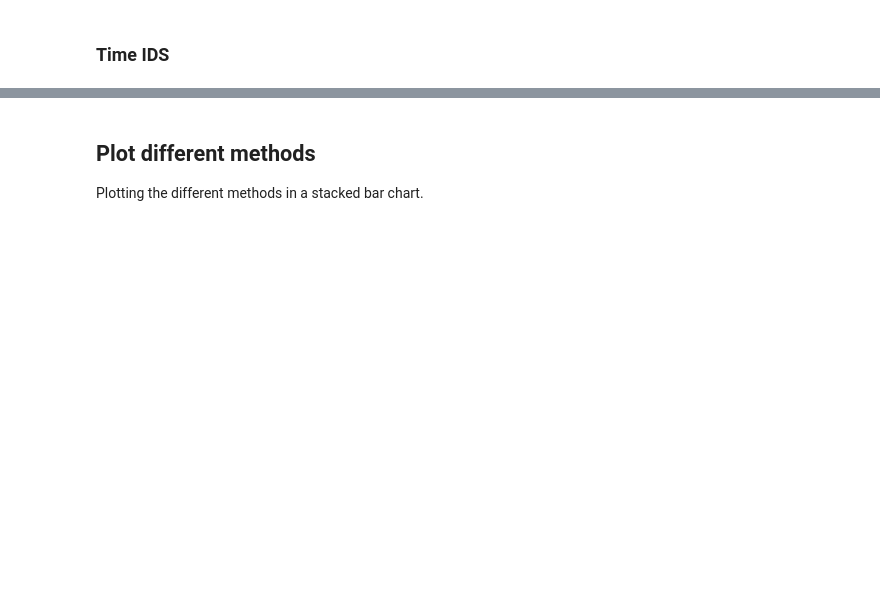
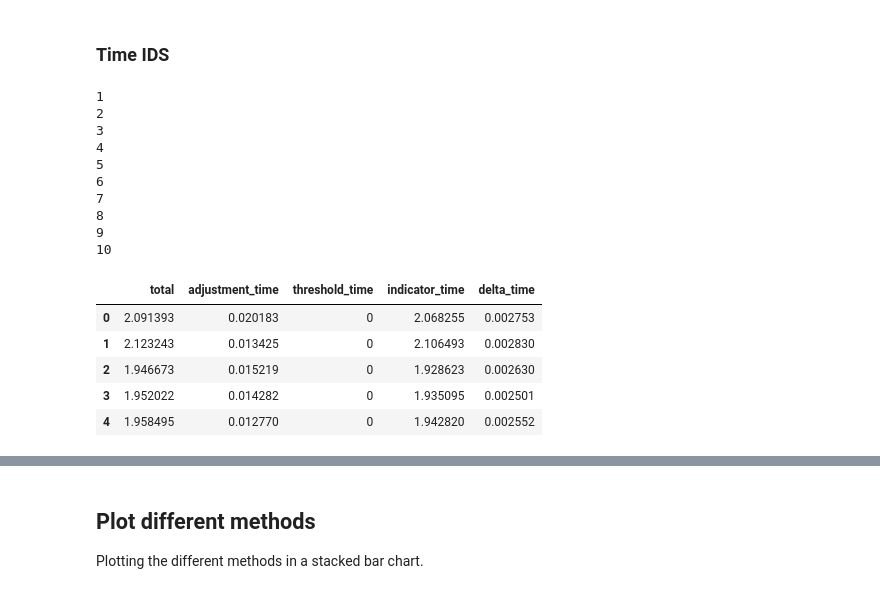
Before and after one commit to Lobelia-Earth/xids, a Jupyter notebook: notebooks/benchmark.ipynb, the cells around one changed output, grey strips where cells are left out. Saved outputs shown, nothing was run; the diff lists cells and outputs as text; code cells hidden in the pictures; blank space fills up the shorter version.

```diff
--- a/notebooks/benchmark.ipynb
+++ b/notebooks/benchmark.ipynb
@@ -238,8 +326,28 @@ qdm_df.to_csv(save_path / "qdm_dtx30_single.csv", index=False)
 ## ISIMIP bias adjustment
 Implement and time indicator computation with ISIMIP bias adjustment.
 # %%
+def correct_units(ref, hist, fut, units):
+    kwargs = {'context':'hydro'} if ref.name=='pr' else {}
+    ref = convert_units_to(ref, units, **kwargs)
+    hist = convert_units_to(hist, units, **kwargs)
+    fut = convert_units_to(fut, units, **kwargs)
+    return ref, hist, fut
+
+def ensure_units(ref, hist, fut):
+    if 'tas' in ref.name:
+        return correct_units(ref, hist, fut, 'K')
+    if ref.name=='pr':
+        return correct_units(ref, hist, fut, 'kg m-2 s-1')
+    if ref.name=='sfcWind':
+        return correct_units(ref, hist, fut, 'm s-1')
+    if ref.name=='hurs':
+        return correct_units(ref, hist, fut, '%')
+    print(ref.name, 'units not defined')
+    return ref, hist, fut
 def isimimp_adjust(ref, hist, fut):
-    isimip_tasmax = ISIMIP.from_variable("tas")
+    isimip_tasmax = ISIMIP.from_variable("tas" if 'tas' in ref.name else ref.name)
+    ref, hist, fut = ensure_units(ref, hist, fut)
+
     isimip_order = ["time", "longitude", "latitude"]
     ref_values = ref.transpose(*isimip_order).values
     hist_values = (
@@ -279,6 +387,7 @@ def compute_with_isimip(config):
 
                 fut_adj = []
                 for period in config["periods"]:
+
                     fut_adj.append(
                         isimimp_adjust(ref, hist, fut.sel(time=slice(*period)))
                         .expand_dims(period=[f"{period[0]}-{period[1]}"])
@@ -290,11 +399,8 @@ def compute_with_isimip(config):
     adj_time = adj_end - adj_start
 
     indicator_start = perf_counter()
-
-    for model in config["models"]:
-        ind_hist = config["indicator_func"](**adjusted["historical"][model])
-        for scenario in config["scenarios"]:
-            ind_fut = config["indicator_func"](**adjusted[scenario][model])
+    for ind_conf in config['indicators']:
+        ind_hist, ind_fut = compute_indicator(adjusted,ind_conf, config['models'], config['scenarios'])
 
     indicator_end = perf_counter()
 
@@ -306,7 +412,7 @@ data = []
 for i in range(1, 11):
     print(i)
     total_start = perf_counter()
-    adj_time, indicator_time = compute_with_isimip(config_tx30_single)
+    adj_time, indicator_time = compute_with_isimip(configs[configname])
     total_end = perf_counter()
     total = total_end - total_start
     data.append(
@@ -316,4 +422,4 @@ for i in range(1, 11):
 
 isimip_df = pd.DataFrame(data)
 
-isimip_df.to_csv(save_path / "isimip_dtx30_single.csv")
+isimip_df.to_csv(save_path / f"isimip_{configname}.csv")
@@ -398,20 +590,40 @@ def compute_with_ids(config):
 # %%
 data = []
 for i in range(1, 11):
     print(i)
     total_start = perf_counter()
-    threshold_time, indicator_time, delta_time = compute_with_ids(config_tx30_single)
+    adjustment_time, threshold_time, indicator_time, delta_time = compute_with_ids(configs[configname])
     total_end = perf_counter()
     total = total_end - total_start
     data.append(
         {
             "total": total,
+            "adjustment_time": adjustment_time,
             "threshold_time": threshold_time,
             "indicator_time": indicator_time,
             "delta_time": delta_time,
         }
     )
 
-df = pd.DataFrame(data)
+ids_df = pd.DataFrame(data)
 
-df.to_csv(save_path / "ids_dtx30_single.csv", index=False)
+ids_df.to_csv(save_path / f"ids_{configname}.csv", index=False)
+
+ids_df.head()
+# %% [output]
+1
+2
+3
+4
+5
+6
+7
+8
+9
+10
+|  | total | adjustment_time | threshold_time | indicator_time | delta_time |
+| 0 | 2.091393 | 0.020183 | 0 | 2.068255 | 0.002753 |
+| 1 | 2.123243 | 0.013425 | 0 | 2.106493 | 0.002830 |
+| 2 | 1.946673 | 0.015219 | 0 | 1.928623 | 0.002630 |
+| 3 | 1.952022 | 0.014282 | 0 | 1.935095 | 0.002501 |
+| 4 | 1.958495 | 0.012770 | 0 | 1.942820 | 0.002552 |
```
Also changed, not shown: parts of 13 cells of this notebook, 1 other file.
